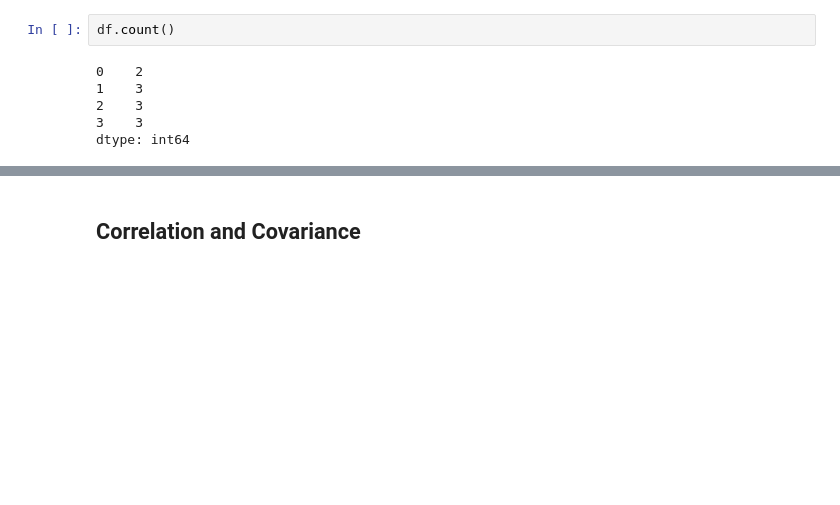
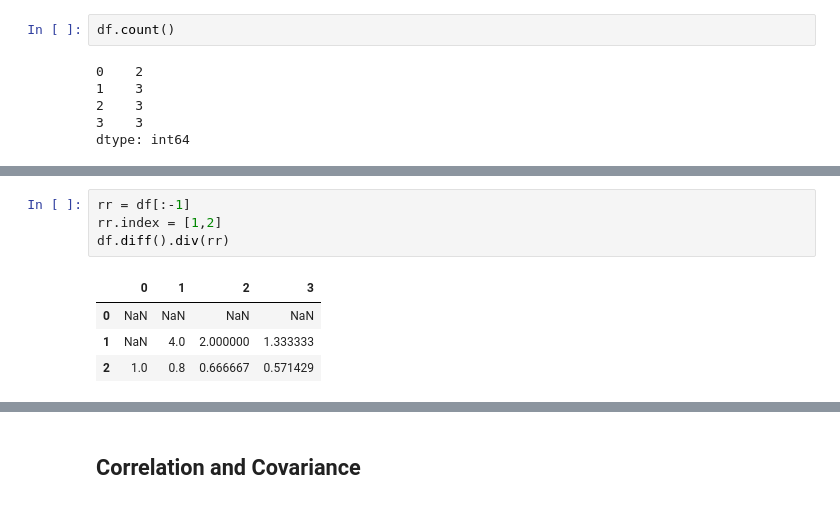
Before and after one commit to abevieiramota/book-Python-for-data-analysis, a Jupyter notebook: notebooks/ch05.2 - Pandas.ipynb, the cells around one changed output, grey strips where cells are left out. Cells and saved outputs as stored; diff of their text form; blank space fills up the shorter version.

```diff
--- a/notebooks/ch05.2 - Pandas.ipynb
+++ b/notebooks/ch05.2 - Pandas.ipynb
@@ -379,0 +461,9 @@ df.pct_change()
+# %%
+rr = df[:-1]
+rr.index = [1,2]
+df.diff().div(rr)
+# %% [output]
+|  | 0 | 1 | 2 | 3 |
+| 0 | NaN | NaN | NaN | NaN |
+| 1 | NaN | 4.0 | 2.000000 | 1.333333 |
+| 2 | 1.0 | 0.8 | 0.666667 | 0.571429 |
```
Also changed, not shown: parts of 58 cells of this notebook, 2 other files.
